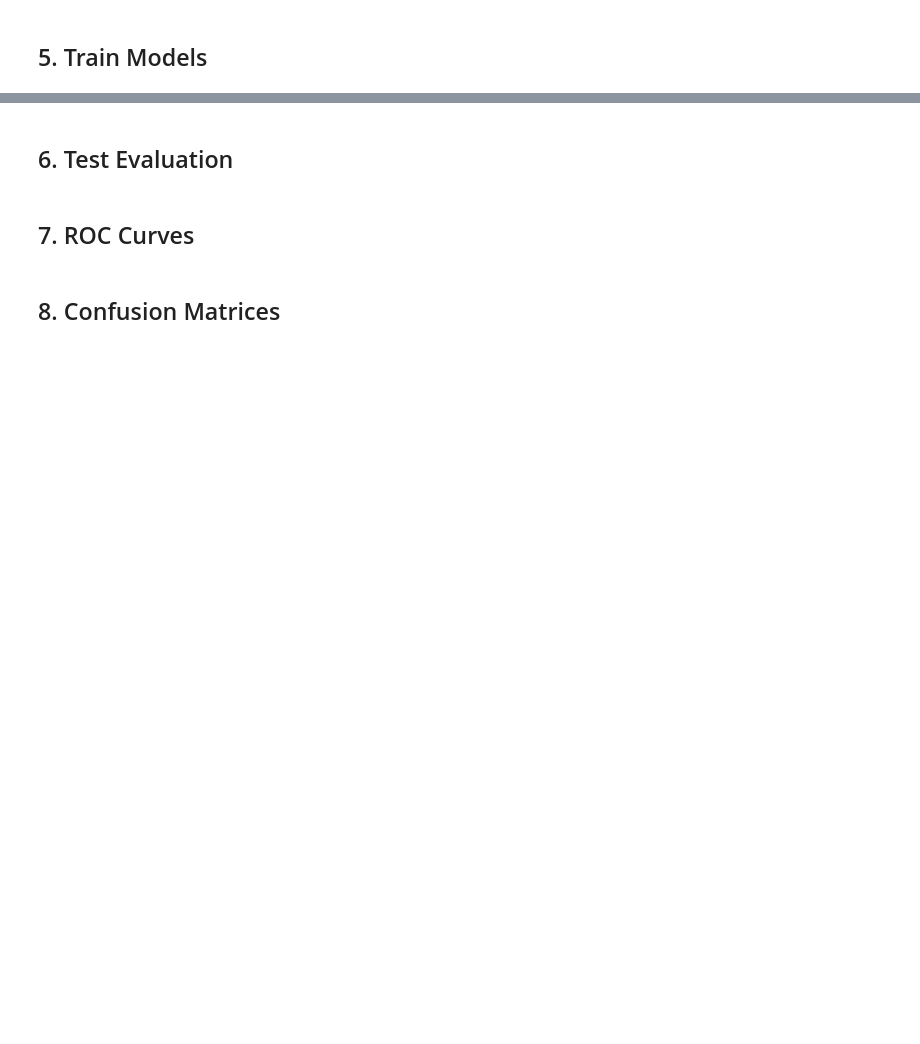
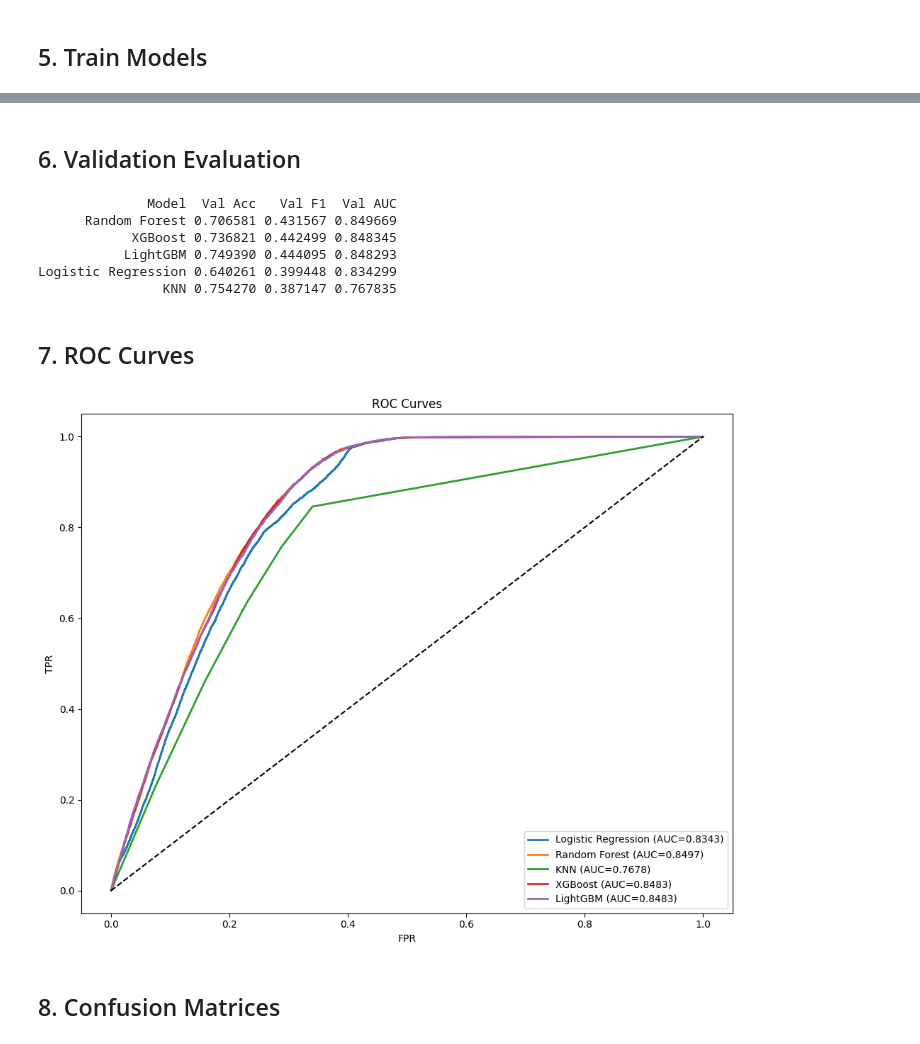
Before and after one commit to Younes-Abbes/Machine-Learning-project-EDA---Life-Insurance-Subscription-Prediction, a Jupyter notebook: MiniProjetGL4_Insurance/notebooks/modeling.ipynb, the cells around one changed output, grey strips where cells are left out. Saved outputs shown, nothing was run; the diff lists cells and outputs as text; code cells hidden in the pictures; blank space fills up the shorter version.

```diff
--- a/MiniProjetGL4_Insurance/notebooks/modeling.ipynb
+++ b/MiniProjetGL4_Insurance/notebooks/modeling.ipynb
@@ -41,11 +63,16 @@ Shape: (381109, 12)
 # %% [markdown]
 ## 2. Preprocessing
 # %%
+df = train_df.copy()
+test_df = test_df.copy()
+test_ids = test_df['id']
 df = df.drop('id', axis=1)
+test_df = test_df.drop('id', axis=1)
 Q1 = df['Annual_Premium'].quantile(0.25)
 Q3 = df['Annual_Premium'].quantile(0.75)
 IQR = Q3 - Q1
 df['Annual_Premium'] = df['Annual_Premium'].clip(lower=Q1-1.5*IQR, upper=Q3+1.5*IQR)
+test_df['Annual_Premium'] = test_df['Annual_Premium'].clip(lower=Q1-1.5*IQR, upper=Q3+1.5*IQR)
 print('Outliers handled')
 # %% [output]
 Outliers handled
@@ -60,6 +90,7 @@ Encoding done
 # %%
 X = df.drop('Response', axis=1)
 y = df['Response']
-X_train, X_test, y_train, y_test = train_test_split(X, y, test_size=0.2, random_state=42, stratify=y)
-print(f'Train: {len(X_train)}, Test: {len(X_test)}')
+X_train, X_val, y_train, y_val = train_test_split(X, y, test_size=0.2, random_state=42, stratify=y)
+X_test = test_df.copy()
+print(f'Train: {len(X_train)}, Val: {len(X_val)}, Test: {len(X_test)}')
 # %% [output]
@@ -68,6 +99,7 @@ Train: 304887, Test: 76222
 num_cols = ['Age', 'Region_Code', 'Annual_Premium', 'Policy_Sales_Channel', 'Vintage']
 scaler = StandardScaler()
 X_train[num_cols] = scaler.fit_transform(X_train[num_cols])
+X_val[num_cols] = scaler.transform(X_val[num_cols])
 X_test[num_cols] = scaler.transform(X_test[num_cols])
 print('Scaling done')
 # %% [output]
@@ -148,33 +196,42 @@ print('All models trained!')
 # %% [markdown]
-## 6. Test Evaluation
+## 6. Validation Evaluation
 # %%
-test_res = {'Model': [], 'Test Acc': [], 'Test F1': [], 'Test AUC': []}
+eval_res = {'Model': [], 'Val Acc': [], 'Val F1': [], 'Val AUC': []}
 for name, model in trained.items():
-    y_pred = model.predict(X_test)
-    y_proba = model.predict_proba(X_test)[:, 1]
-    test_res['Model'].append(name)
-    test_res['Test Acc'].append(accuracy_score(y_test, y_pred))
-    test_res['Test F1'].append(f1_score(y_test, y_pred))
-    test_res['Test AUC'].append(roc_auc_score(y_test, y_proba))
-test_df = pd.DataFrame(test_res).sort_values('Test AUC', ascending=False)
-print(test_df.to_string(index=False))
+    y_pred = model.predict(X_val)
+    y_proba = model.predict_proba(X_val)[:, 1]
+    eval_res['Model'].append(name)
+    eval_res['Val Acc'].append(accuracy_score(y_val, y_pred))
+    eval_res['Val F1'].append(f1_score(y_val, y_pred))
+    eval_res['Val AUC'].append(roc_auc_score(y_val, y_proba))
+eval_df = pd.DataFrame(eval_res).sort_values('Val AUC', ascending=False)
+print(eval_df.to_string(index=False))
+# %% [output]
+              Model  Val Acc   Val F1  Val AUC
+      Random Forest 0.706581 0.431567 0.849669
+            XGBoost 0.736821 0.442499 0.848345
+           LightGBM 0.749390 0.444095 0.848293
+Logistic Regression 0.640261 0.399448 0.834299
+                KNN 0.754270 0.387147 0.767835
 # %% [markdown]
 ## 7. ROC Curves
 # %%
 plt.figure(figsize=(10, 8))
 for name, model in trained.items():
-    y_proba = model.predict_proba(X_test)[:, 1]
-    fpr, tpr, _ = roc_curve(y_test, y_proba)
-    auc = roc_auc_score(y_test, y_proba)
+    y_proba = model.predict_proba(X_val)[:, 1]
+    fpr, tpr, _ = roc_curve(y_val, y_proba)
+    auc = roc_auc_score(y_val, y_proba)
     plt.plot(fpr, tpr, lw=2, label=f'{name} (AUC={auc:.4f})')
 plt.plot([0, 1], [0, 1], 'k--')
 plt.xlabel('FPR')
 plt.ylabel('TPR')
 plt.title('ROC Curves')
 plt.legend(loc='lower right')
 plt.tight_layout()
-plt.savefig('D:\\younes\\Project-ML\\MiniProjetGL4_Insurance\\figs\\roc_curves.png', dpi=150)
+plt.savefig(f'{FIGS_PATH}/roc_curves.png', dpi=150)
 plt.show()
+# %% [output]
+[figure, added]
 # %% [markdown]
 ## 8. Confusion Matrices
 # %%
```
Also changed, not shown: parts of 21 cells of this notebook, 5 other files.
